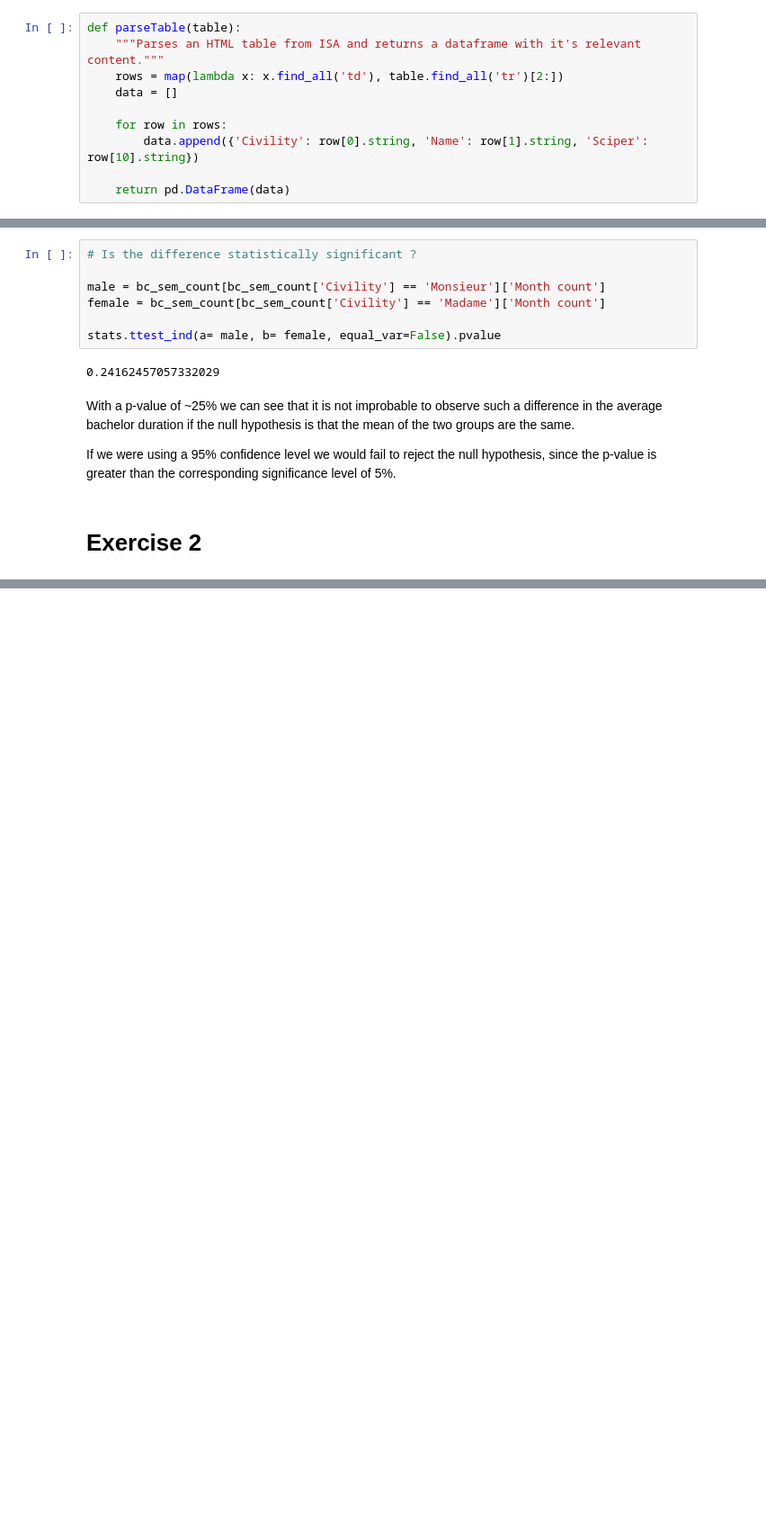
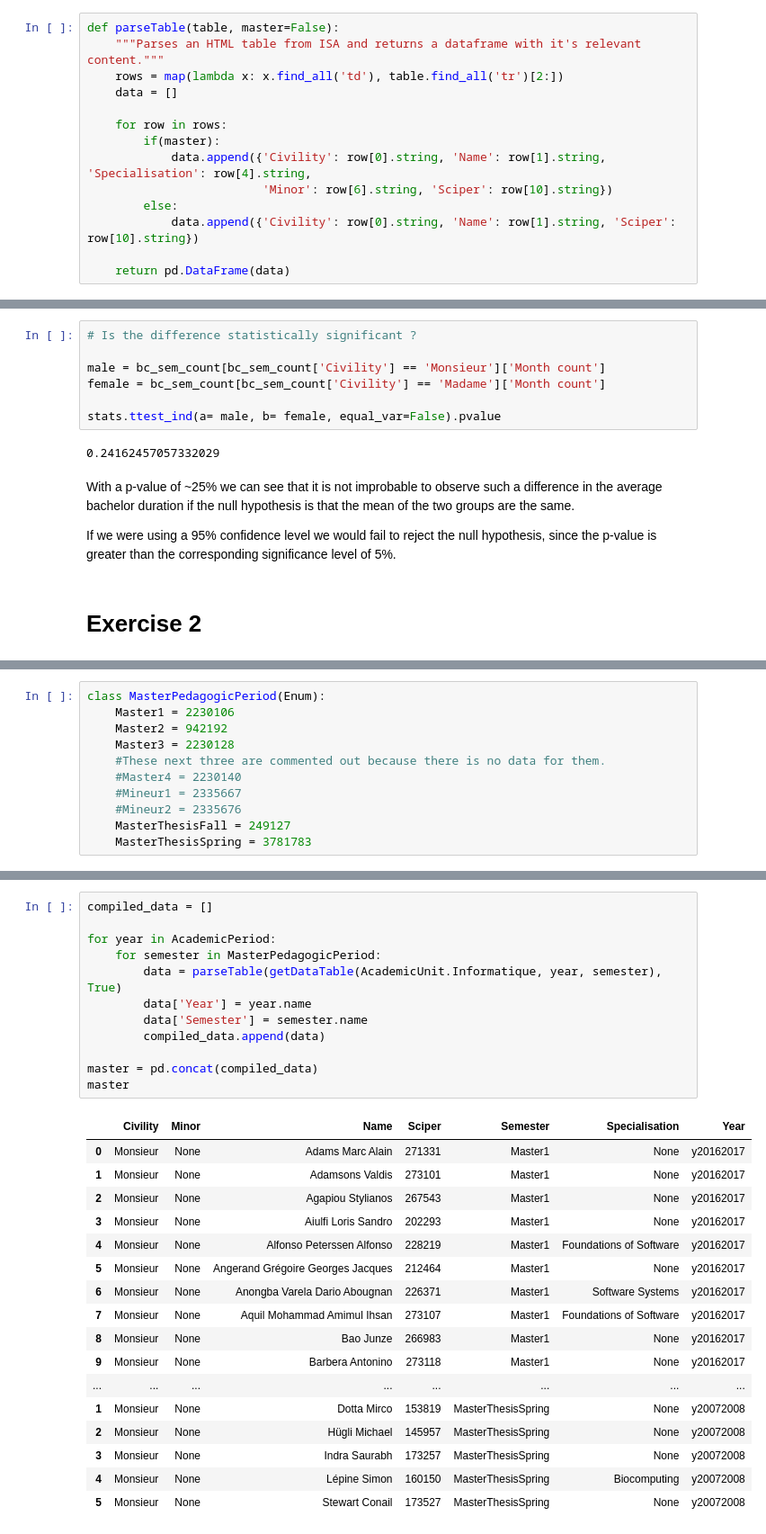
Before and after one commit to bojbilla/AdaHomeworks, a Jupyter notebook: 02 - Data from the Web/HW2.ipynb, the cells around one changed output, grey strips where cells are left out. Shown at 90% size. Drawn from its saved outputs; the diff is of its cells as text; blank space fills up the shorter version.

Commit message:
started data acquisition for master students

```diff
--- a/02 - Data from the Web/HW2.ipynb
+++ b/02 - Data from the Web/HW2.ipynb
@@ -129,13 +129,17 @@ def getDataTable(academicUnit, academicPeriod, pedagogicPeriod):
 # %% [markdown]
 And then we create a function to build a DataFrame from the HTML table:
 # %%
-def parseTable(table):
+def parseTable(table, master=False):
     """Parses an HTML table from ISA and returns a dataframe with it's relevant content."""
     rows = map(lambda x: x.find_all('td'), table.find_all('tr')[2:])
     data = []
 
     for row in rows:
-        data.append({'Civility': row[0].string, 'Name': row[1].string, 'Sciper': row[10].string})
+        if(master):
+            data.append({'Civility': row[0].string, 'Name': row[1].string, 'Specialisation': row[4].string,
+                         'Minor': row[6].string, 'Sciper': row[10].string})
+        else:
+            data.append({'Civility': row[0].string, 'Name': row[1].string, 'Sciper': row[10].string})
 
     return pd.DataFrame(data)
 # %% [markdown]
@@ -222,0 +229,11 @@ If we were using a 95% confidence level we would fail to reject the null hypothe
+# %%
+class MasterPedagogicPeriod(Enum):
+    Master1 = 2230106
+    Master2 = 942192
+    Master3 = 2230128
+    #These next three are commented out because there is no data for them.
+    #Master4 = 2230140
+    #Mineur1 = 2335667
+    #Mineur2 = 2335676
+    MasterThesisFall = 249127
+    MasterThesisSpring = 3781783
@@ -222,0 +242,30 @@ If we were using a 95% confidence level we would fail to reject the null hypothe
+# %%
+compiled_data = []
+
+for year in AcademicPeriod:
+    for semester in MasterPedagogicPeriod:
+        data = parseTable(getDataTable(AcademicUnit.Informatique, year, semester), True)
+        data['Year'] = year.name
+        data['Semester'] = semester.name
+        compiled_data.append(data)
+
+master = pd.concat(compiled_data)
+master
+# %% [output]
+|  | Civility | Minor | Name | Sciper | Semester | Specialisation | Year |
+| 0 | Monsieur | None | Adams Marc Alain | 271331 | Master1 | None | y20162017 |
+| 1 | Monsieur | None | Adamsons Valdis | 273101 | Master1 | None | y20162017 |
+| 2 | Monsieur | None | Agapiou Stylianos | 267543 | Master1 | None | y20162017 |
+| 3 | Monsieur | None | Aiulfi Loris Sandro | 202293 | Master1 | None | y20162017 |
+| 4 | Monsieur | None | Alfonso Peterssen Alfonso | 228219 | Master1 | Foundations of Software | y20162017 |
+| 5 | Monsieur | None | Angerand Grégoire Georges Jacques | 212464 | Master1 | None | y20162017 |
+| 6 | Monsieur | None | Anongba Varela Dario Abougnan | 226371 | Master1 | Software Systems | y20162017 |
+| 7 | Monsieur | None | Aquil Mohammad Amimul Ihsan | 273107 | Master1 | Foundations of Software | y20162017 |
+| 8 | Monsieur | None | Bao Junze | 266983 | Master1 | None | y20162017 |
+| 9 | Monsieur | None | Barbera Antonino | 273118 | Master1 | None | y20162017 |
+| ... | ... | ... | ... | ... | ... | ... | ... |
+| 1 | Monsieur | None | Dotta Mirco | 153819 | MasterThesisSpring | None | y20072008 |
+| 2 | Monsieur | None | Hügli Michael | 145957 | MasterThesisSpring | None | y20072008 |
+| 3 | Monsieur | None | Indra Saurabh | 173257 | MasterThesisSpring | None | y20072008 |
+| 4 | Monsieur | None | Lépine Simon | 160150 | MasterThesisSpring | Biocomputing | y20072008 |
+| 5 | Monsieur | None | Stewart Conail | 173527 | MasterThesisSpring | None | y20072008 |
```
Also changed, not shown: parts of 4 cells of this notebook.
